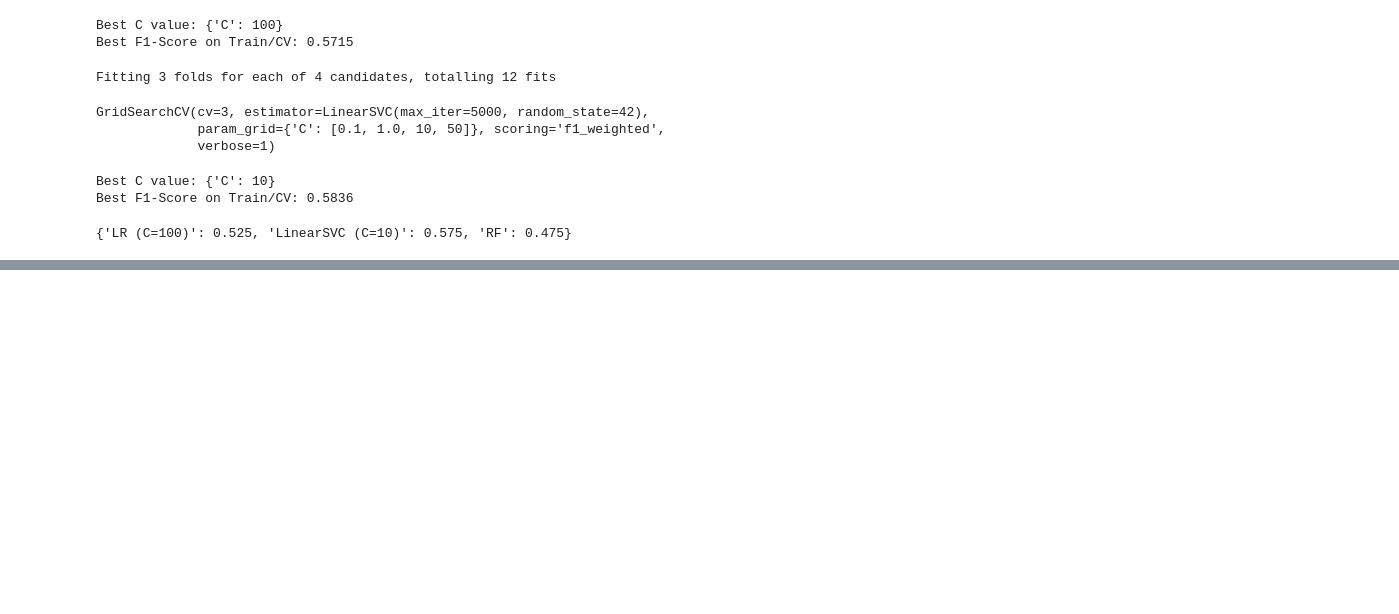
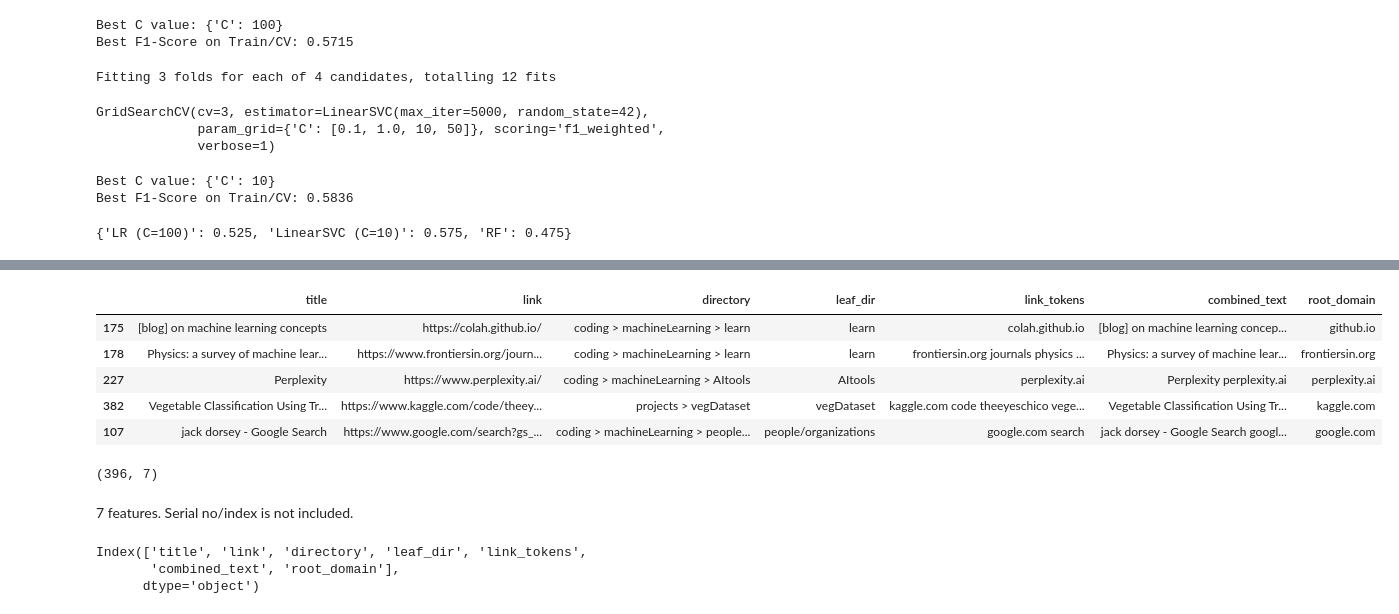
Before and after one commit to rudraprsd/bookmark-classifier, a Jupyter notebook: sentenceTransformer.ipynb, the cells around one changed output, grey strips where cells are left out. Drawn from its saved outputs; the diff is of its cells as text; code cells hidden in the pictures; blank space fills up the shorter version.

```diff
--- a/sentenceTransformer.ipynb
+++ b/sentenceTransformer.ipynb
@@ -238,0 +271,21 @@ results
+# %%
+df_clean.sample(n=5)
+# %% [output]
+|  | title | link | directory | leaf_dir | link_tokens | combined_text | root_domain |
+| 175 | [blog] on machine learning concepts | https://colah.github.io/ | coding > machineLearning > learn | learn | colah.github.io | [blog] on machine learning concep... | github.io |
+| 178 | Physics: a survey of machine lear... | https://www.frontiersin.org/journ... | coding > machineLearning > learn | learn | frontiersin.org journals physics ... | Physics: a survey of machine lear... | frontiersin.org |
+| 227 | Perplexity | https://www.perplexity.ai/ | coding > machineLearning > AItools | AItools | perplexity.ai | Perplexity perplexity.ai | perplexity.ai |
+| 382 | Vegetable Classification Using Tr... | https://www.kaggle.com/code/theey... | projects > vegDataset | vegDataset | kaggle.com code theeyeschico vege... | Vegetable Classification Using Tr... | kaggle.com |
+| 107 | jack dorsey - Google Search | https://www.google.com/search?gs_... | coding > machineLearning > people... | people/organizations | google.com search | jack dorsey - Google Search googl... | google.com |
+# %%
+df_clean.shape
+# %% [output]
+(396, 7)
+# %% [markdown]
+7 features. Serial no/index is not included.
+# %%
+df_clean.columns
+# %% [output]
+Index(['title', 'link', 'directory', 'leaf_dir', 'link_tokens',
+       'combined_text', 'root_domain'],
+      dtype='object')
```
Also changed, not shown: parts of 24 cells of this notebook.
